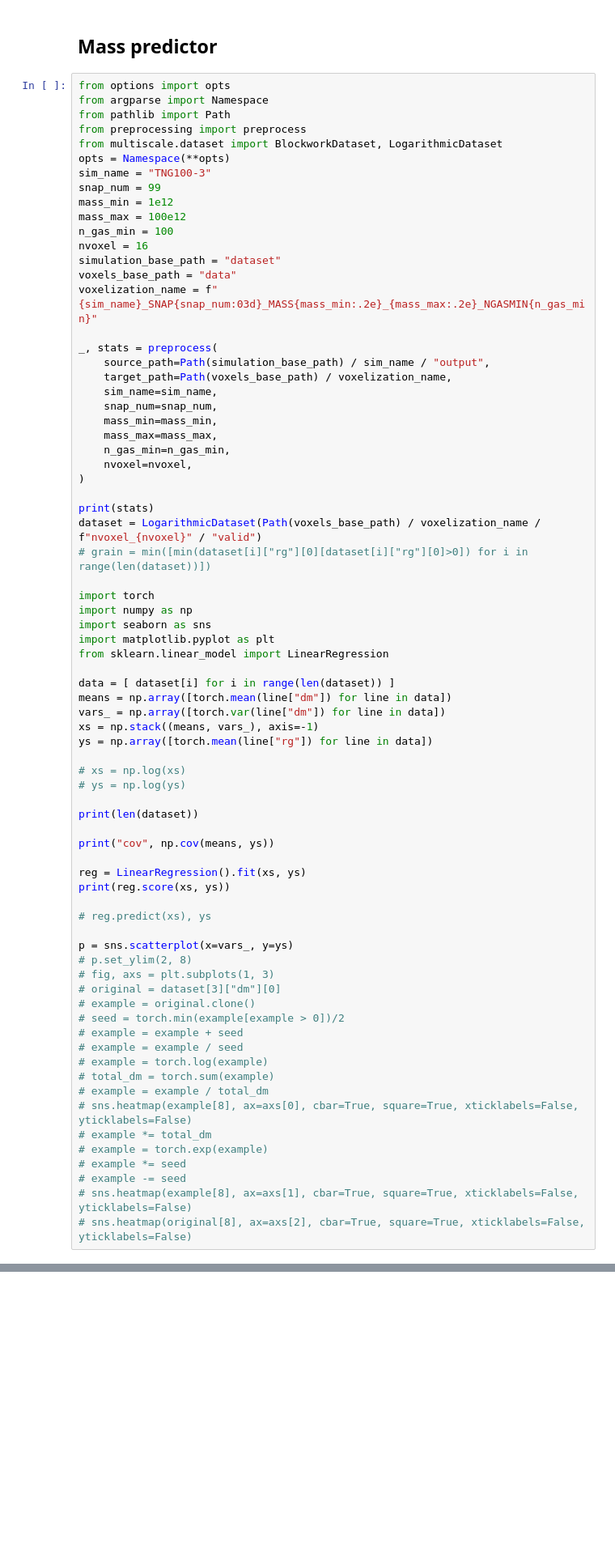
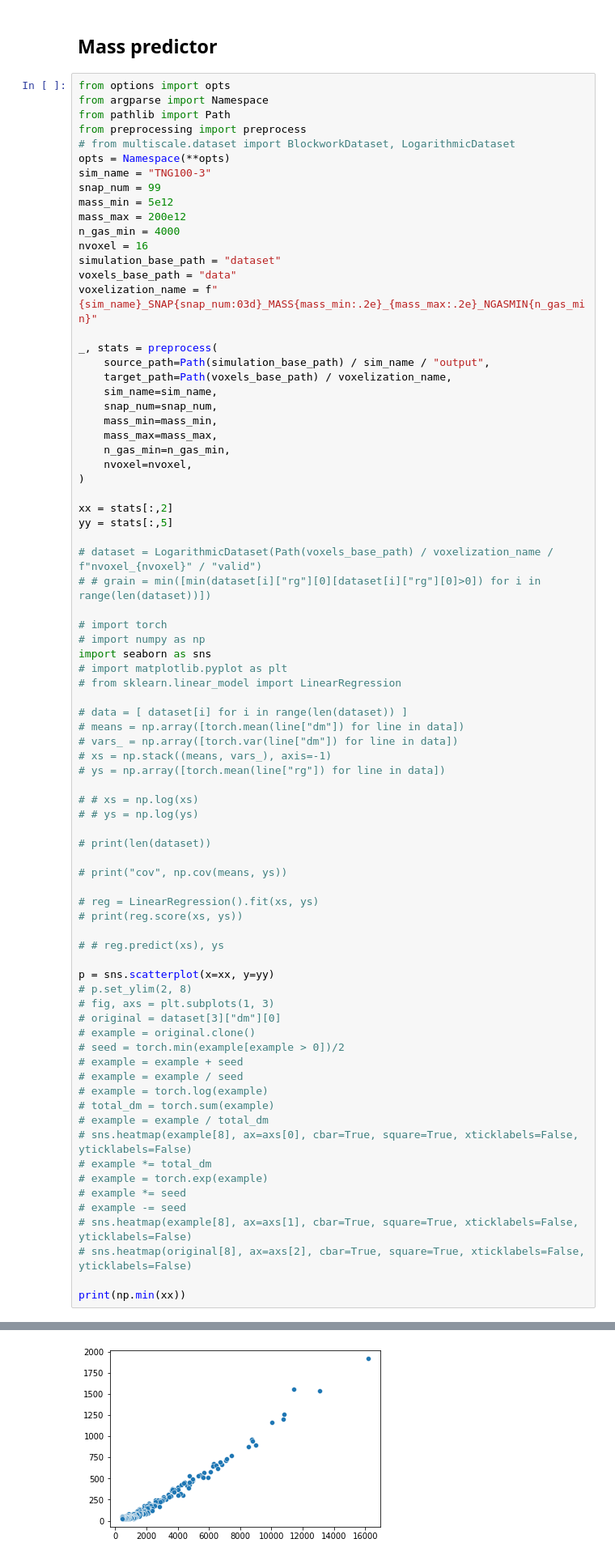
Before and after one commit to yamatteo/baryons, a Jupyter notebook: notebook.ipynb, the cells around one changed output, grey strips where cells are left out. Shown at 81% size. Cells and saved outputs as stored; diff of their text form; blank space fills up the shorter version.

```diff
--- a/notebook.ipynb
+++ b/notebook.ipynb
@@ -171,13 +235,13 @@ from options import opts
 from argparse import Namespace
 from pathlib import Path
 from preprocessing import preprocess
-from multiscale.dataset import BlockworkDataset, LogarithmicDataset
+# from multiscale.dataset import BlockworkDataset, LogarithmicDataset
 opts = Namespace(**opts)
 sim_name = "TNG100-3"
 snap_num = 99
-mass_min = 1e12
-mass_max = 100e12
-n_gas_min = 100
+mass_min = 5e12
+mass_max = 200e12
+n_gas_min = 4000
 nvoxel = 16
 simulation_base_path = "dataset"
 voxels_base_path = "data"
@@ -194,35 +258,37 @@ _, stats = preprocess(
     nvoxel=nvoxel,
 )
 
-print(stats)
-dataset = LogarithmicDataset(Path(voxels_base_path) / voxelization_name / f"nvoxel_{nvoxel}" / "valid")
-# grain = min([min(dataset[i]["rg"][0][dataset[i]["rg"][0]>0]) for i in range(len(dataset))])
+xx = stats[:,2]
+yy = stats[:,5]
 
-import torch
-import numpy as np
+# dataset = LogarithmicDataset(Path(voxels_base_path) / voxelization_name / f"nvoxel_{nvoxel}" / "valid")
+# # grain = min([min(dataset[i]["rg"][0][dataset[i]["rg"][0]>0]) for i in range(len(dataset))])
+
+# import torch
+# import numpy as np
 import seaborn as sns
-import matplotlib.pyplot as plt
-from sklearn.linear_model import LinearRegression
+# import matplotlib.pyplot as plt
+# from sklearn.linear_model import LinearRegression
 
-data = [ dataset[i] for i in range(len(dataset)) ]
-means = np.array([torch.mean(line["dm"]) for line in data])
-vars_ = np.array([torch.var(line["dm"]) for line in data])
-xs = np.stack((means, vars_), axis=-1)
-ys = np.array([torch.mean(line["rg"]) for line in data])
+# data = [ dataset[i] for i in range(len(dataset)) ]
+# means = np.array([torch.mean(line["dm"]) for line in data])
+# vars_ = np.array([torch.var(line["dm"]) for line in data])
+# xs = np.stack((means, vars_), axis=-1)
+# ys = np.array([torch.mean(line["rg"]) for line in data])
 
-# xs = np.log(xs)
-# ys = np.log(ys)
+# # xs = np.log(xs)
+# # ys = np.log(ys)
 
-print(len(dataset))
+# print(len(dataset))
 
-print("cov", np.cov(means, ys))
+# print("cov", np.cov(means, ys))
 
-reg = LinearRegression().fit(xs, ys)
-print(reg.score(xs, ys))
+# reg = LinearRegression().fit(xs, ys)
+# print(reg.score(xs, ys))
 
-# reg.predict(xs), ys
+# # reg.predict(xs), ys
 
-p = sns.scatterplot(x=vars_, y=ys)
+p = sns.scatterplot(x=xx, y=yy)
 # p.set_ylim(2, 8)
 # fig, axs = plt.subplots(1, 3)
 # original = dataset[3]["dm"][0]
@@ -240,4 +306,6 @@ p = sns.scatterplot(x=vars_, y=ys)
 # example -= seed
 # sns.heatmap(example[8], ax=axs[1], cbar=True, square=True, xticklabels=False, yticklabels=False)
 # sns.heatmap(original[8], ax=axs[2], cbar=True, square=True, xticklabels=False, yticklabels=False)
+
+print(np.min(xx))
 # %% [output]
@@ -245,3 +313,4 @@ ImportError: cannot import name 'BlockworkDataset' from 'multiscale.dataset' (/h
+[figure, added]
 # %% [markdown]
 ## Questions of visualization
 # %%
```
Also changed, not shown: parts of 6 cells of this notebook, 2 other files.
